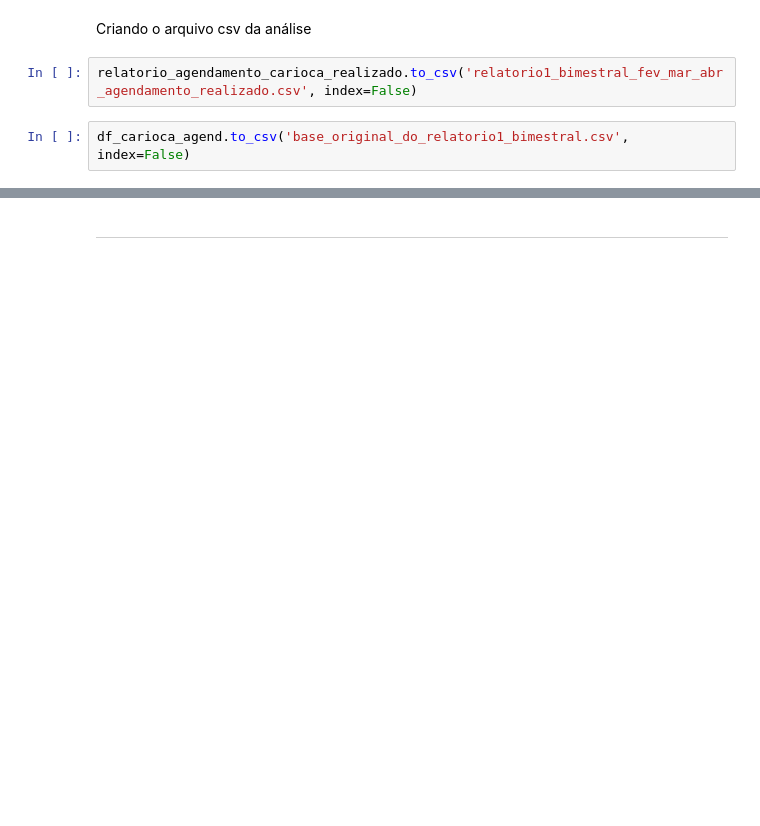
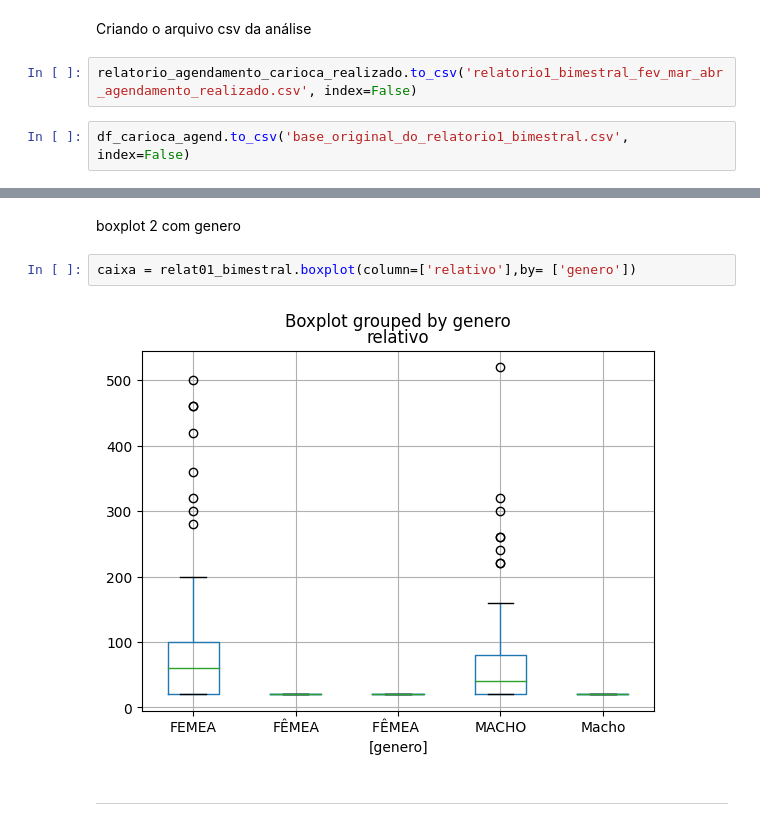
Before and after one commit to linounirio/acaocidada, a Jupyter notebook: relatorio1_bimestral.ipynb, the cells around one changed output, grey strips where cells are left out. Cells and saved outputs as stored; diff of their text form; blank space fills up the shorter version.

```diff
--- a/relatorio1_bimestral.ipynb
+++ b/relatorio1_bimestral.ipynb
@@ -223,2 +268,8 @@ import numpy as np
+# %% [markdown]
+boxplot 2 com genero
+# %%
+caixa = relat01_bimestral.boxplot(column=['relativo'],by= ['genero'])
+# %% [output]
+[figure, added]
 # %% [markdown]
 ---
```
Also changed, not shown: parts of 21 cells of this notebook.
